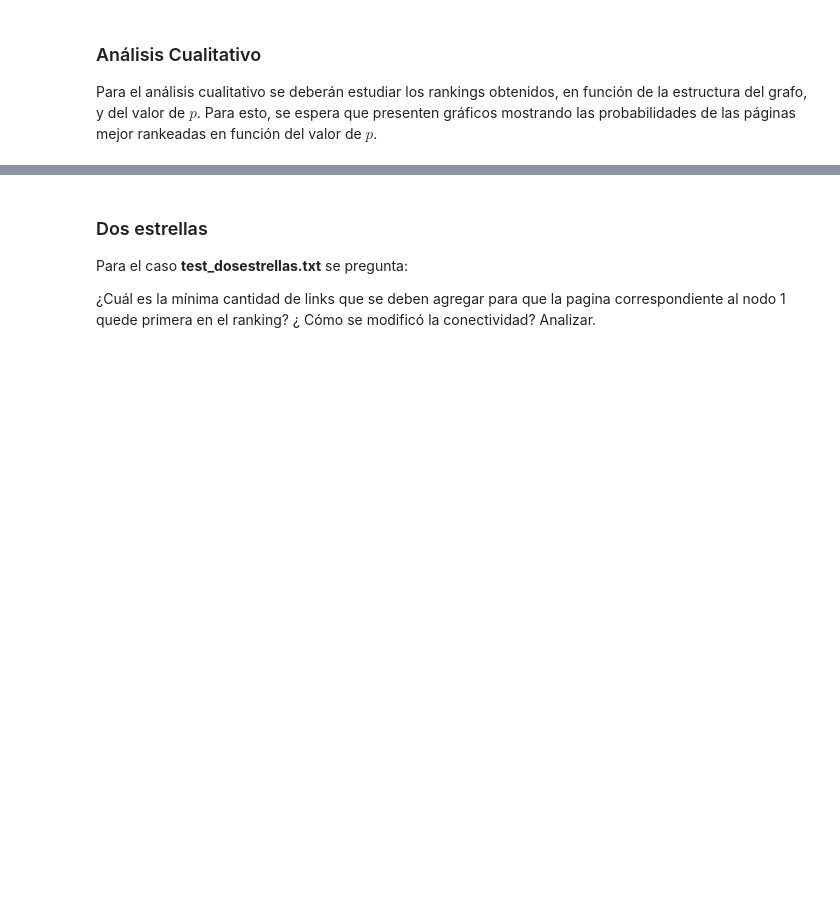
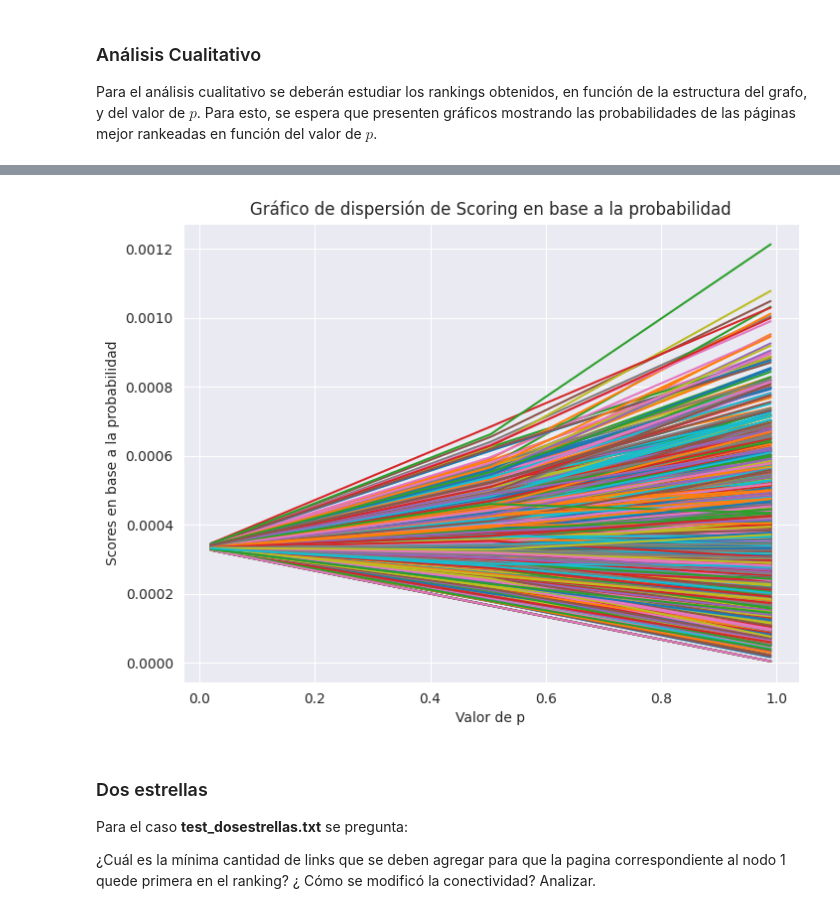
Before and after one commit to lmendezayl/uba-alc, a Jupyter notebook: Recursos TP1-20240502/template-alumnos/template-alumnos/grupo_Mendez_Busso_TP1.ipynb, the cells around one changed output, grey strips where cells are left out. Saved outputs shown, nothing was run; the diff lists cells and outputs as text; code cells hidden in the pictures; blank space fills up the shorter version.

```diff
--- a/Recursos TP1-20240502/template-alumnos/template-alumnos/grupo_Mendez_Busso_TP1.ipynb
+++ b/Recursos TP1-20240502/template-alumnos/template-alumnos/grupo_Mendez_Busso_TP1.ipynb
@@ -446,3 +437,8 @@ graficarProbabilidadesScore()
+# %%
+archivo_test='./tests/test_30_segundos.txt'
+graficarProbabilidadesScore(3)
+# %% [output]
+[figure, added]
 # %% [markdown]
 ### Dos estrellas
 
```
Also changed, not shown: parts of 6 cells of this notebook, 1 other file.
